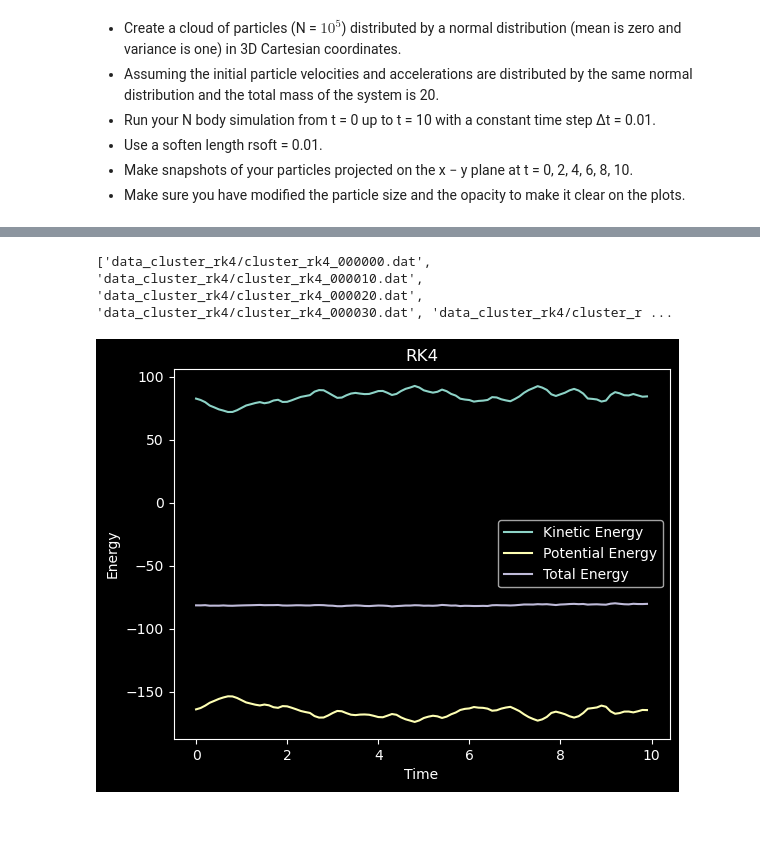
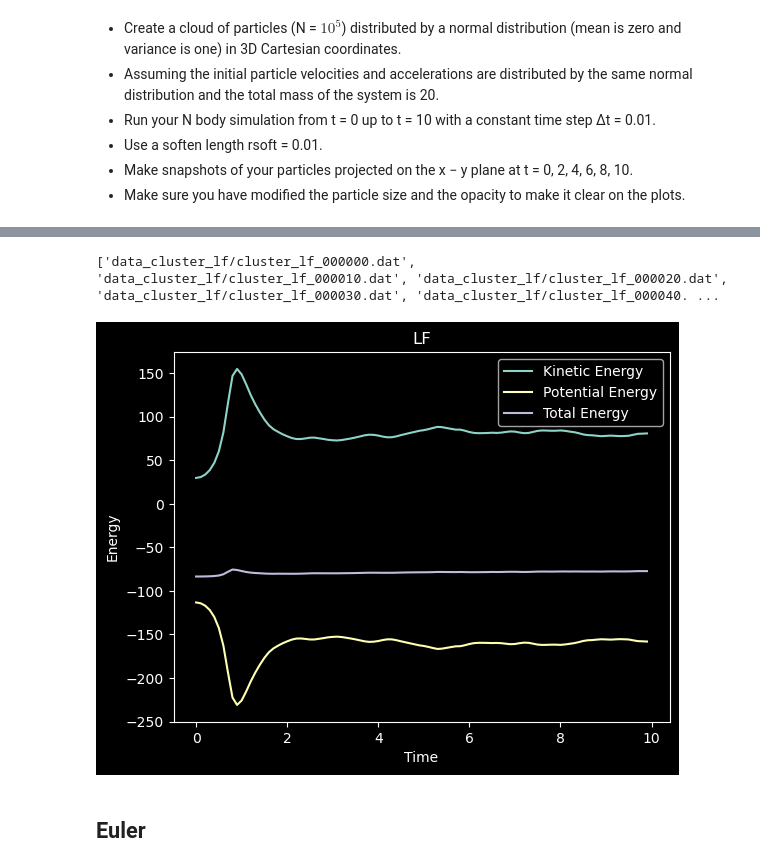
Before and after one commit to ricky4280/computationalPhysics-112, a Jupyter notebook: project2/HW2/HW2.ipynb, the cells around one changed output, grey strips where cells are left out. Saved outputs shown, nothing was run; the diff lists cells and outputs as text; code cells hidden in the pictures; blank space fills up the shorter version.

```diff
--- a/project2/HW2/HW2.ipynb
+++ b/project2/HW2/HW2.ipynb
@@ -133,33 +168,35 @@ save_movie(fns, filename='HW2_LF.mp4', fps=10, lengthscale=10)
 # %%
 # plot the total kinetic energy, potential energy, and total energy as a function of time
-# RK4
-fns = load_files('cluster_rk4')
+# LF
+fns = load_files('cluster_lf')
 print(fns)
-kinetic_energy, potential_energy, total_energy, time = [], [], [], []
+ke_lf, pe_lf, te_lf, time = [], [], [], []
 # load the data from the files, with specific keys
 
 for filename in fns:
     with open(filename, 'r') as f:
         for line in f:
             if 'kinetic energy' in line.lower():
-                kinetic_energy.append(float(line.split()[5]))
+                ke_lf.append(float(line.split()[5]))
             elif 'potential energy' in line.lower():
-                potential_energy.append(float(line.split()[5]))
+                pe_lf.append(float(line.split()[5]))
             elif 'total energy' in line.lower():
-                total_energy.append(float(line.split()[4]))
+                te_lf.append(float(line.split()[4]))
             elif 'time' in line.lower():
                 time.append(float(line.split()[3]))
                 continue
 
-plt.plot(time, kinetic_energy, label='Kinetic Energy')
-plt.plot(time, potential_energy, label='Potential Energy')
-plt.plot(time, total_energy, label='Total Energy')
+plt.plot(time, ke_lf, label='Kinetic Energy')
+plt.plot(time, pe_lf, label='Potential Energy')
+plt.plot(time, te_lf, label='Total Energy')
 plt.xlabel('Time')
 plt.ylabel('Energy')
-plt.title('RK4')
+plt.title('LF')
 plt.legend()
-plt.savefig('RK4_energy.png')
+plt.savefig('LF_energy.png')
 plt.show()
 # %% [output]
-['data_cluster_rk4/cluster_rk4_000000.dat', 'data_cluster_rk4/cluster_rk4_000010.dat', 'data_cluster_rk4/cluster_rk4_000020.dat', 'data_cluster_rk4/cluster_rk4_000030.dat', 'data_cluster_rk4/cluster_r ...
+['data_cluster_lf/cluster_lf_000000.dat', 'data_cluster_lf/cluster_lf_000010.dat', 'data_cluster_lf/cluster_lf_000020.dat', 'data_cluster_lf/cluster_lf_000030.dat', 'data_cluster_lf/cluster_lf_000040. ...
-[figure, old version]
+[figure, new version]
+# %% [markdown]
+## Euler
```
Also changed, not shown: parts of 18 cells of this notebook, 8 other files.
